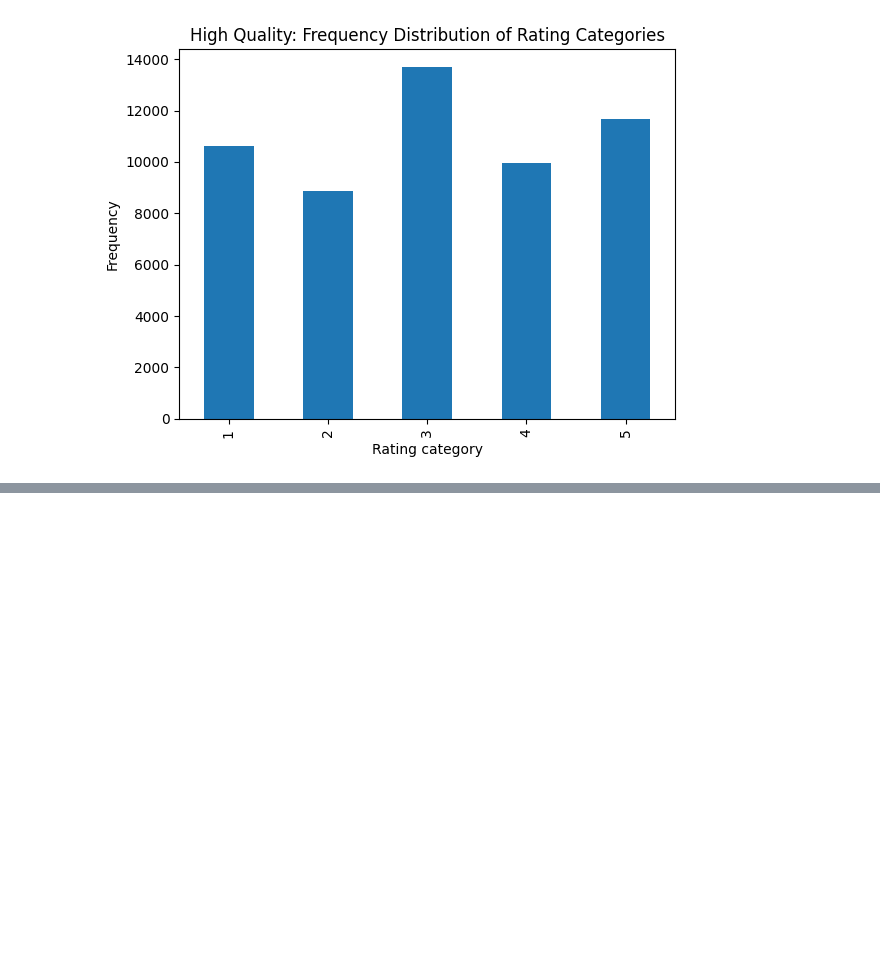
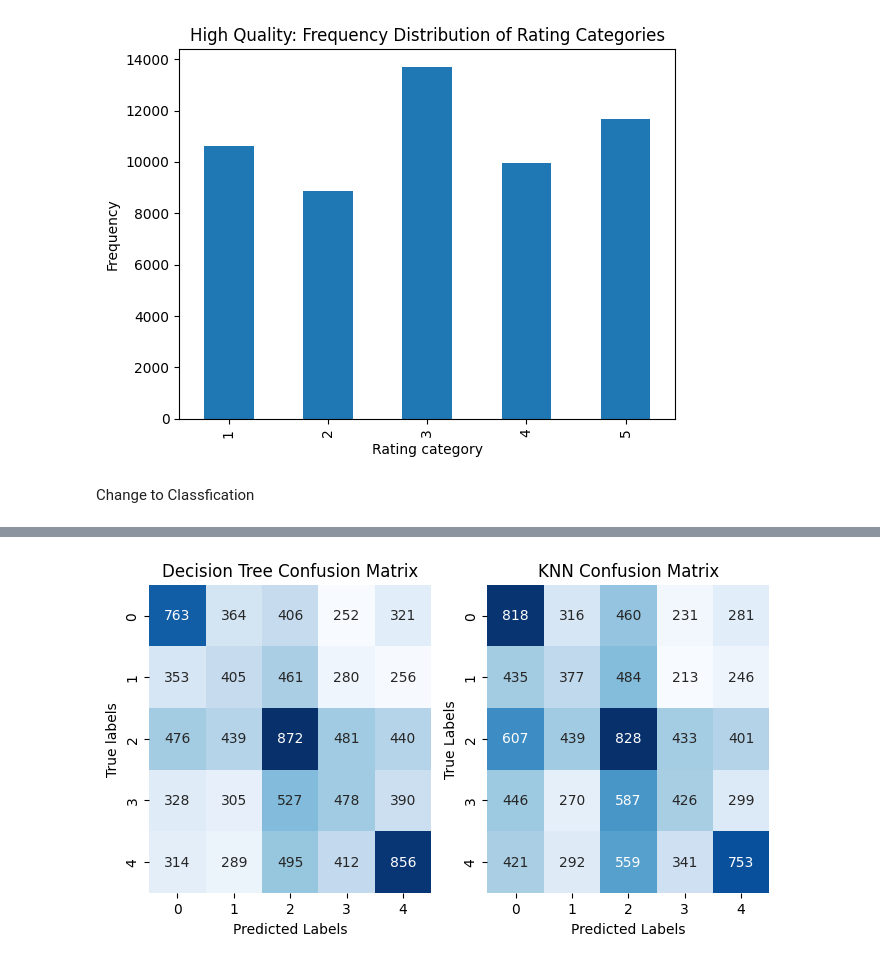
Before and after one commit to YubotKwng/Bookstore-management-Data-Processing, a Jupyter notebook: regresson_hq.ipynb, the cells around one changed output, grey strips where cells are left out. Drawn from its saved outputs; the diff is of its cells as text; code cells hidden in the pictures; blank space fills up the shorter version.

```diff
--- a/regresson_hq.ipynb
+++ b/regresson_hq.ipynb
@@ -43,3 +56,76 @@ plt.ylabel('Frequency')
 plt.show()
 # %% [output]
 [figure]
+# %% [markdown]
+Change to Classfication
+# %%
+x = hq_df.drop(columns=['User-ID', 'ISBN', 'Book-Rating', 'Rating-Category',
+                        'Book-Title', 'Book-Author', 'Book-Publisher',
+                        'Year-Of-Publication-Bin', 'Filtered-Title',
+                        'User-City', 'User-State', 'User-Country', 'User-Age-Bin'])
+y = hq_df['Rating-Category']
+x_train, x_test, y_train, y_test = train_test_split(x, y, test_size = 0.2, random_state = 42)
+
+#Initialize Decision Tree Classifier
+dt_classifier = DecisionTreeClassifier()
+
+#Cross-validation for Decision Tree Classifier
+dt_accuracy = cross_val_score(dt_classifier, x, y, cv=5, scoring='accuracy')
+dt_f1 = cross_val_score(dt_classifier, x, y, cv=5, scoring='f1_macro')
+
+# Train Decision Tree Classifier
+dt_classifier.fit(x_train, y_train)
+dt_predictions =dt_classifier.predict(x_test)
+
+# Compute Decision Tree Classifier metrics
+dt_confusion_matrix = confusion_matrix(y_test, dt_predictions)
+dt_classification_report = classification_report(y_test, dt_predictions)
+
+# Initialize KNN Classifier
+knn_classifier = KNeighborsClassifier()
+
+#Cross-validation for KNN Classifier
+knn_accuracy = cross_val_score(knn_classifier, x, y, cv=5, scoring='accuracy')
+knn_f1 = cross_val_score(knn_classifier, x, y, cv=5, scoring='f1_macro')
+
+# Train KNN Classifier
+knn_classifier.fit(x_train,y_train)
+knn_predictions =knn_classifier.predict(x_test)
+
+# Compute KNN Classifier metrics
+knn_confusion_matrix= confusion_matrix(y_test, knn_predictions)
+knn_classification_report = classification_report(y_test, knn_predictions)
+
+
+# Print results
+print('Decision Tree Classifier Metrics:')
+print(f'Accuracy:{np.mean(dt_accuracy):.4f}')
+print(f'F1-score:{np.mean(dt_f1):.4f}')
+print('classification Report:')
+print(dt_classification_report)
+
+print('\n\n')
+
+print('KNN Classifier Metrics:')
+print(f'Accuracy: {np.mean(knn_accuracy):.4f}')
+print(f'F1-score:{np.mean(knn_f1):.4f}')
+print('classification Report:')
+print(knn_classification_report)
+
+
+
+plt.figure(figsize=(8,4))
+plt.subplot(1,2,1)
+sns.heatmap(dt_confusion_matrix, annot=True, fmt="d", cmap="Blues", cbar=False)
+plt.title("Decision Tree Confusion Matrix")
+plt.xlabel("Predicted Labels")
+plt.ylabel("True labels")
+
+plt.subplot(1, 2, 2)
+sns.heatmap(knn_confusion_matrix, annot=True, fmt="d", cmap="Blues", cbar=False)
+plt.title("KNN Confusion Matrix")
+plt.xlabel("Predicted Labels")
+plt.ylabel("True Labels")
+
+plt.show()
+# %% [output]
@@ -45,0 +149 @@ plt.show()
+[figure, added]
```
Also changed, not shown: parts of 10 cells of this notebook.
